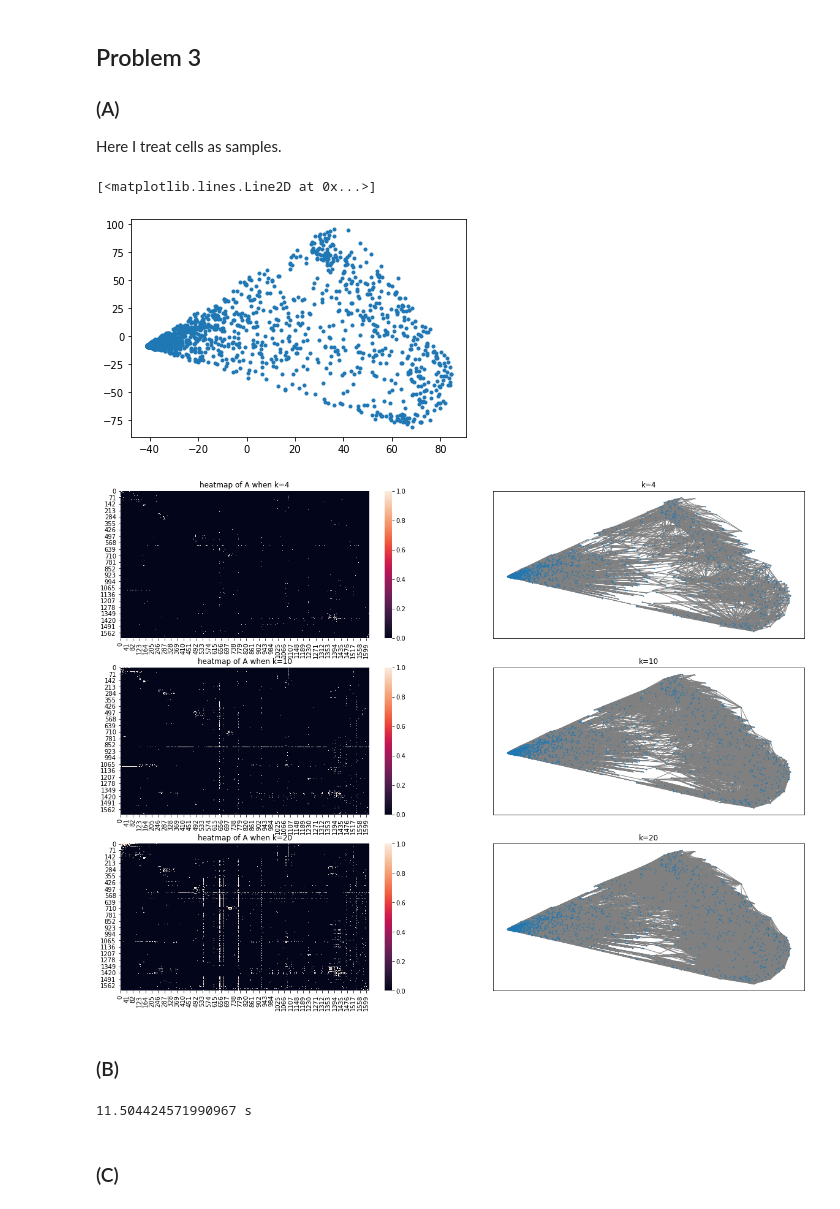
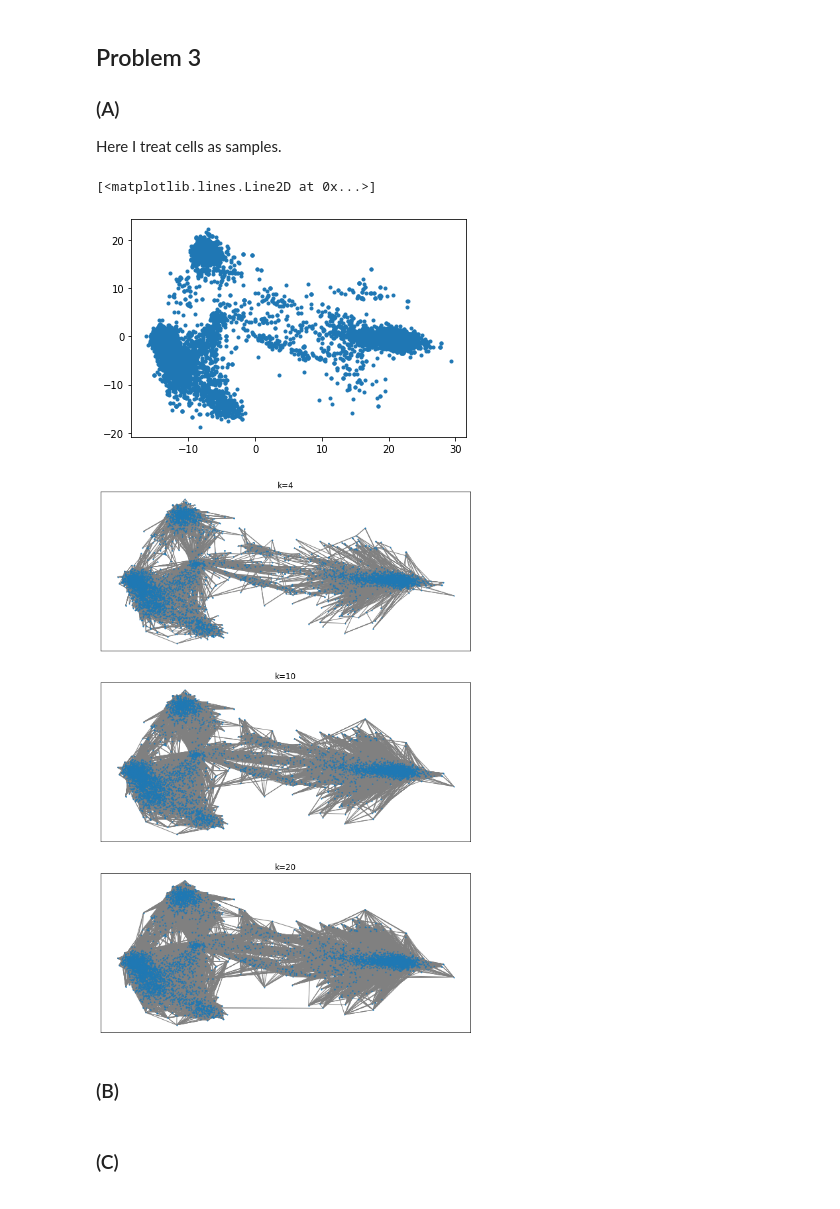
Before and after one commit to meichen-8/Bi183, a Jupyter notebook: HW7_Meichen.ipynb, the cells around one changed output. Drawn from its saved outputs; the diff is of its cells as text; code cells hidden in the pictures.

```diff
--- a/HW7_Meichen.ipynb
+++ b/HW7_Meichen.ipynb
@@ -337,7 +338,7 @@ import time
 from scipy.stats import rankdata
 
 t=time.time()
-c=mylouvain(A)
+c,Q=mylouvain(A)
 
 color=rankdata(c)
 plt.figure()
@@ -392,12 +393,14 @@ plt.show()
 Here I treat cells as samples.
 # %%
 from sklearn.decomposition import PCA
+import numpy as np
+import matplotlib.pyplot as plt
 data=np.loadtxt('./pbmc_data_matt.csv',delimiter=',')
-data=np.matrix(np.log((1+data)))
+data=np.transpose(np.matrix(np.log((1+data))))
 pca = PCA(n_components=2)
 x=pca.fit_transform(data)
 pos = { i : x[i] for i in range(len(x) ) }
 plt.plot(x[:,0],x[:,1],'.')
 # %% [output]
 [<matplotlib.lines.Line2D at 0x...>]
-[figure, old version]
+[figure, new version]
@@ -404,25 +413,21 @@ plt.plot(x[:,0],x[:,1],'.')
 # %%
-v=pdist(data, 'euclidean')
-D=squareform(v,'tomatrix')
-index=np.argsort(D, axis=1)
+import networkx as nx
 K=[4,10,20]
-fig=plt.figure(figsize=(20,15))
+fig=plt.figure(figsize=(10,15))
 for ik,k in enumerate(K):
     A=np.zeros_like(D)
     for i in range(len(A)):
         ni=index[i][1:(k+1)]
         A[i,ni]=1
         A[ni,i]=1
-    fig.add_subplot(3,2,2*ik+1)
-    sns.heatmap(A)
-    plt.title('heatmap of A when k='+str(k))
-    fig.add_subplot(3,2,2*ik+2)
+
+    fig.add_subplot(3,1,ik+1)
     plt.title('k='+str(k))
     G=nx.Graph()
     G.add_edges_from(np.argwhere(A>0))
     nx.draw_networkx(G,pos,nodelist=list(range(len(x))),node_size=1,edge_color='grey',with_labels=False)
 # %% [output]
-[figure, old version]
+[figure, new version]
 # %% [markdown]
 ### (B)
 # %%
@@ -442,7 +447,7 @@ def mylouvain(A):
     while iterate:
         end=end+1
         iterate=0
-        for i in range(n):
+        for i in list(range(n)):
             ci0=c[i]
             S[ci0,i]=0
             q=np.matmul(S,B[:,i])
@@ -469,9 +474,6 @@ for i in range(len(A)):
     A[i,ni]=1
     A[ni,i]=1
 
-pos = { i : data[i] for i in range(len(data) ) }
-G=nx.Graph()
-G.add_edges_from(np.argwhere(A>0))
 
 
 import time
@@ -480,8 +482,6 @@ t=time.time()
 c=mylouvain(A)
 
 print(time.time()-t,'s')
-# %% [output]
-11.504424571990967 s
 # %% [markdown]
 ### (C)
 # %%
```
Also changed, not shown: parts of 9 cells of this notebook.
